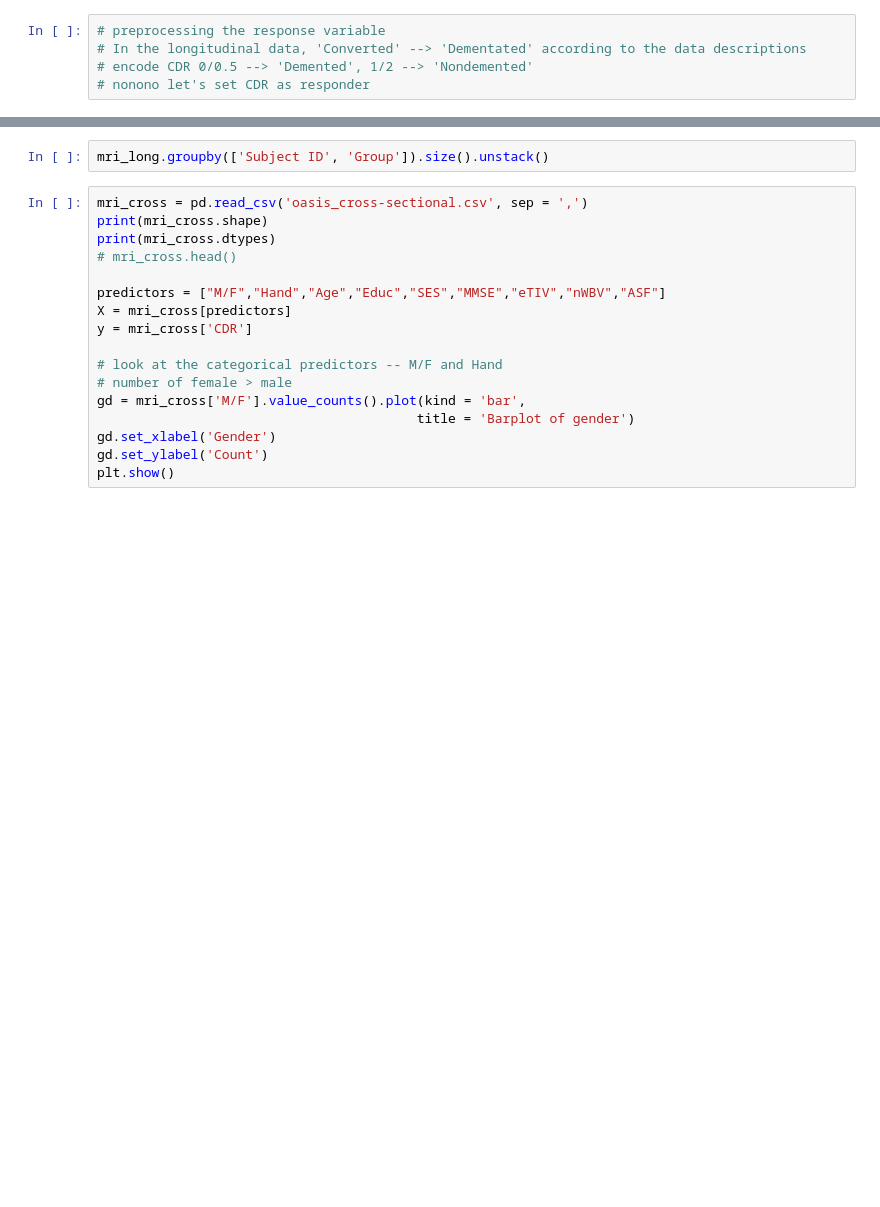
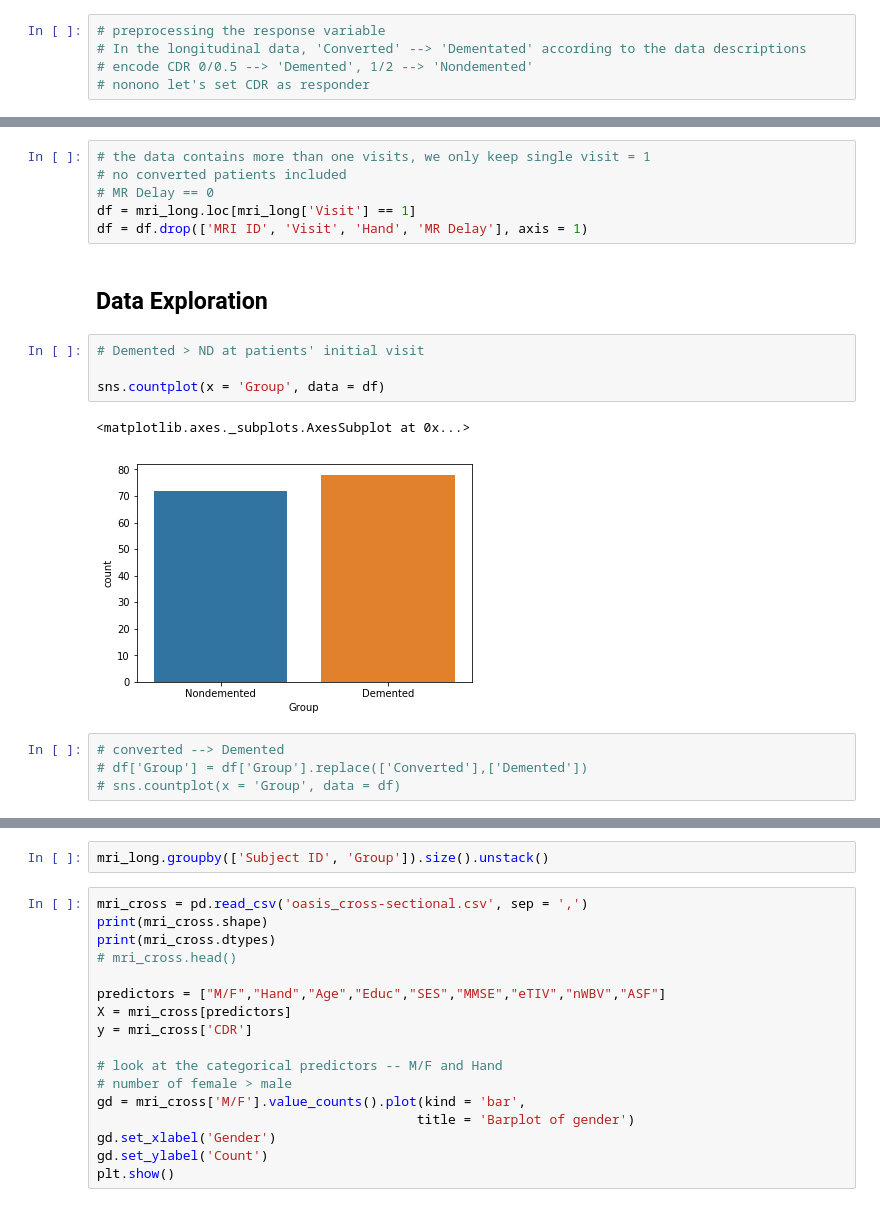
Before and after one commit to HHHuiyu/MRI-and-Alzheimers-BIOF509-FP-, a Jupyter notebook: BIOF509-FP-Huiyu.ipynb, the cells around one changed output, grey strips where cells are left out. Drawn from its saved outputs; the diff is of its cells as text; blank space fills up the shorter version.

Commit message:
keep 1st visit

```diff
--- a/BIOF509-FP-Huiyu.ipynb
+++ b/BIOF509-FP-Huiyu.ipynb
@@ -84,0 +71,19 @@ memory usage: 75.8+ KB
+# %%
+# the data contains more than one visits, we only keep single visit = 1
+# no converted patients included
+# MR Delay == 0
+df = mri_long.loc[mri_long['Visit'] == 1]
+df = df.drop(['MRI ID', 'Visit', 'Hand', 'MR Delay'], axis = 1)
+# %% [markdown]
+## Data Exploration
+# %%
+# Demented > ND at patients' initial visit
+
+sns.countplot(x = 'Group', data = df)
+# %% [output]
+<matplotlib.axes._subplots.AxesSubplot at 0x...>
+[figure, added]
+# %%
+# converted --> Demented
+# df['Group'] = df['Group'].replace(['Converted'],['Demented'])
+# sns.countplot(x = 'Group', data = df)
```
Also changed, not shown: parts of 17 cells of this notebook.
